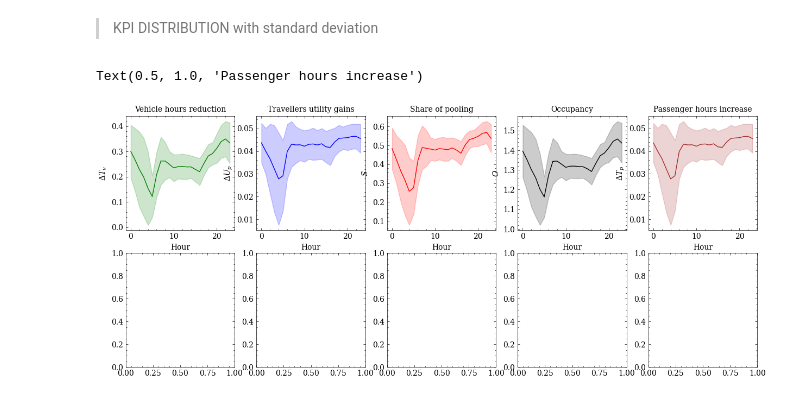
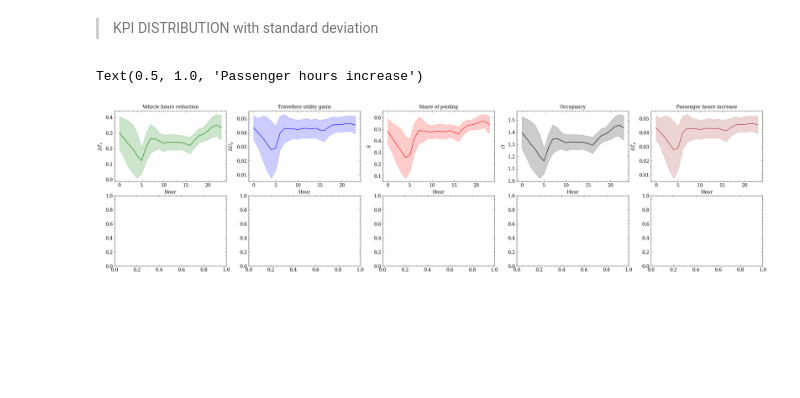
Before and after one commit to OlhaShulikaUJ/ExMAS-plotting, a Jupyter notebook: NYC KPI DA.ipynb, the cells around one changed output. Saved outputs shown, nothing was run; the diff lists cells and outputs as text; code cells hidden in the pictures; blank space fills up the shorter version.

```diff
--- a/NYC KPI DA.ipynb
+++ b/NYC KPI DA.ipynb
@@ -99,7 +99,7 @@ Text(0.5, 0, 'Demand')
 # %%
 
 # Setup the subplot2grid Layout
-fig = plt.figure(figsize=(15, 6))
+fig = plt.figure(figsize=(25, 6))
 ax1 = plt.subplot2grid((2,5), (0,0))
 ax2 = plt.subplot2grid((2,5), (0,1))
 ax3 = plt.subplot2grid((2,5), (0,2))
@@ -125,31 +125,31 @@ for d in df.shared_discount.unique():
     sns.lineplot(data = to_plot, x = df.Start_time.dt.hour, y = 'del_PassUtility', ax = ax, color='blue', errorbar ='sd')
 ax2.set_xlabel('Hour')
 ax2.set_ylabel("$\Delta U_p$")
 ax2.set_title("Travellers utility gains", fontsize=10)
 
 ax=ax3
 for d in df.shared_discount.unique():
     to_plot = df
     sns.lineplot(data = to_plot, x = df.Start_time.dt.hour, y = 'shared_ratio', ax = ax, color='red', errorbar ='sd')
 ax3.set_xlabel('Hour')
 ax3.set_ylabel("$S$")
 ax3.set_title("Share of pooling", fontsize=10)
 
 ax=ax4
 for d in df.shared_discount.unique():
     to_plot = df
     sns.lineplot(data = to_plot, x = df.Start_time.dt.hour, y = 'Occupancy', ax = ax, color='black', errorbar ='sd')
 ax4.set_xlabel('Hour')
 ax4.set_ylabel("$O$")
 ax4.set_title("Occupancy", fontsize=10)
 
 ax=ax5
 for d in df.shared_discount.unique():
     to_plot = df
     sns.lineplot(data = to_plot, x = df.Start_time.dt.hour, y = 'del_PassUtility', ax = ax, color='brown', errorbar ='sd')
 ax5.set_xlabel('Hour')
 ax5.set_ylabel("$\Delta T_p$")
 ax5.set_title("Passenger hours increase", fontsize=10)
 # %% [output]
 Text(0.5, 1.0, 'Passenger hours increase')
-[figure, old version]
+[figure, new version]
```
